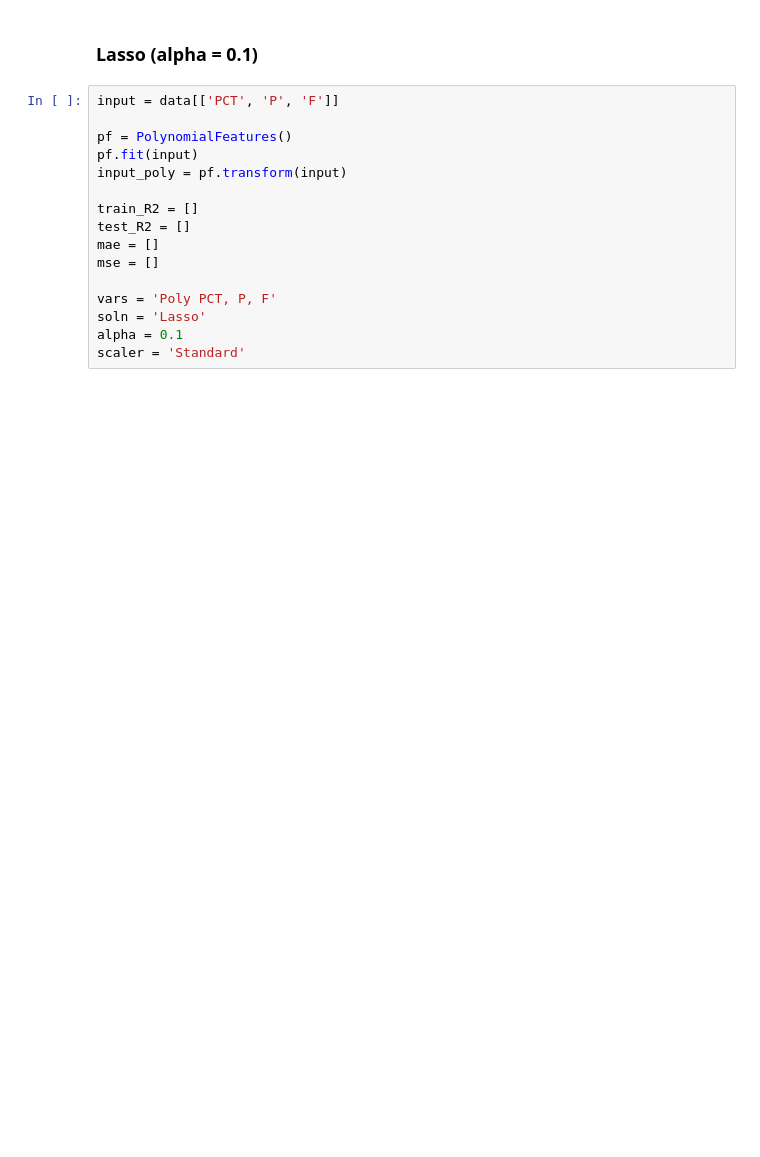
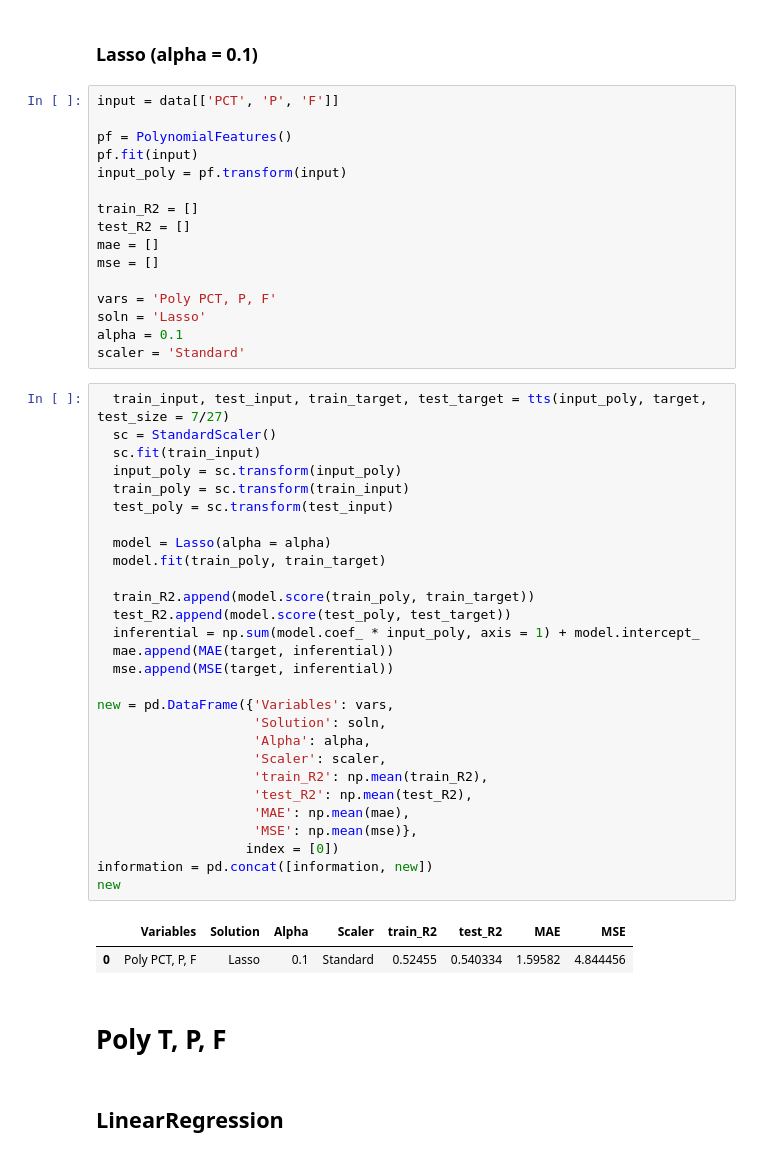
Before and after one commit to hoonzi-s/APC, a Jupyter notebook: #1ALK_213BTMRVP_R3.ipynb, the cells around one changed output. Saved outputs shown, nothing was run; the diff lists cells and outputs as text; blank space fills up the shorter version.

```diff
--- a/#1ALK_213BTMRVP_R3.ipynb
+++ b/#1ALK_213BTMRVP_R3.ipynb
@@ -1634,3 +1613,38 @@ vars = 'Poly PCT, P, F'
 soln = 'Lasso'
 alpha = 0.1
 scaler = 'Standard'
+# %%
+  train_input, test_input, train_target, test_target = tts(input_poly, target, test_size = 7/27)
+  sc = StandardScaler()
+  sc.fit(train_input)
+  input_poly = sc.transform(input_poly)
+  train_poly = sc.transform(train_input)
+  test_poly = sc.transform(test_input)
+
+  model = Lasso(alpha = alpha)
+  model.fit(train_poly, train_target)
+
+  train_R2.append(model.score(train_poly, train_target))
+  test_R2.append(model.score(test_poly, test_target))
+  inferential = np.sum(model.coef_ * input_poly, axis = 1) + model.intercept_
+  mae.append(MAE(target, inferential))
+  mse.append(MSE(target, inferential))
+
+new = pd.DataFrame({'Variables': vars,
+                    'Solution': soln,
+                    'Alpha': alpha,
+                    'Scaler': scaler,
+                    'train_R2': np.mean(train_R2),
+                    'test_R2': np.mean(test_R2),
+                    'MAE': np.mean(mae),
+                    'MSE': np.mean(mse)},
+                   index = [0])
+information = pd.concat([information, new])
+new
+# %% [output]
+|  | Variables | Solution | Alpha | Scaler | train_R2 | test_R2 | MAE | MSE |
+| 0 | Poly PCT, P, F | Lasso | 0.1 | Standard | 0.52455 | 0.540334 | 1.59582 | 4.844456 |
+# %% [markdown]
+# Poly T, P, F
+# %% [markdown]
+## LinearRegression
```
Also changed, not shown: parts of 98 cells of this notebook.
